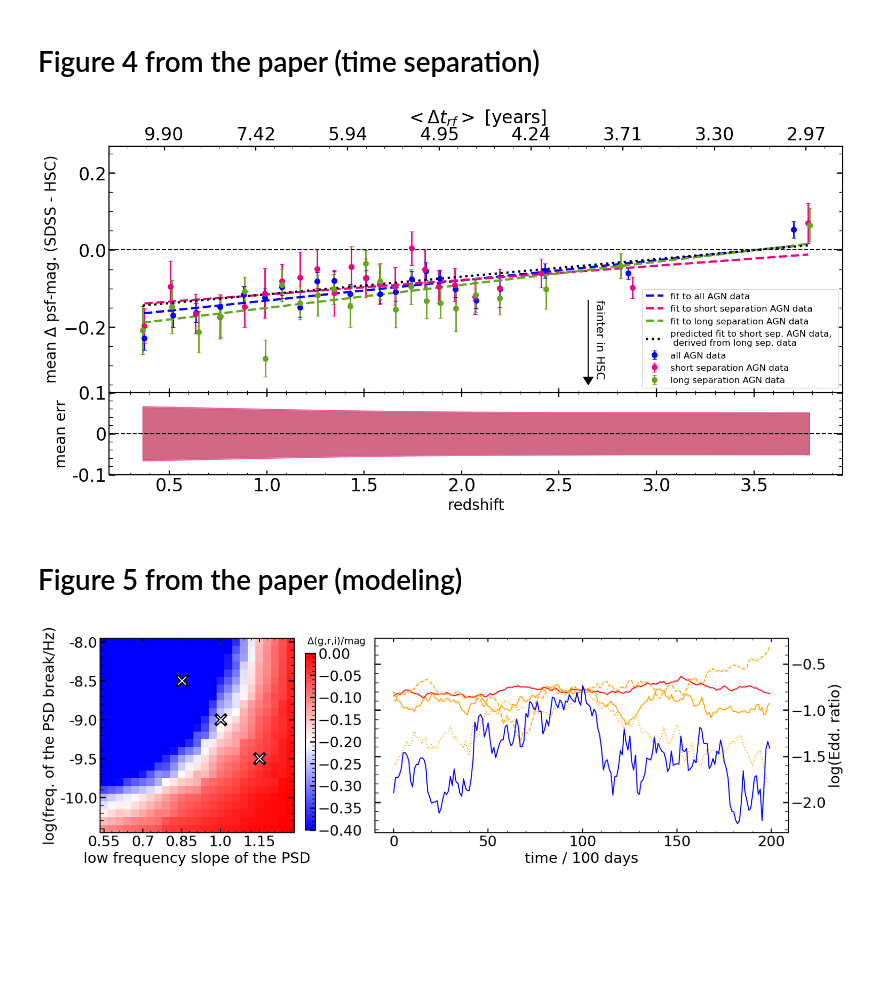
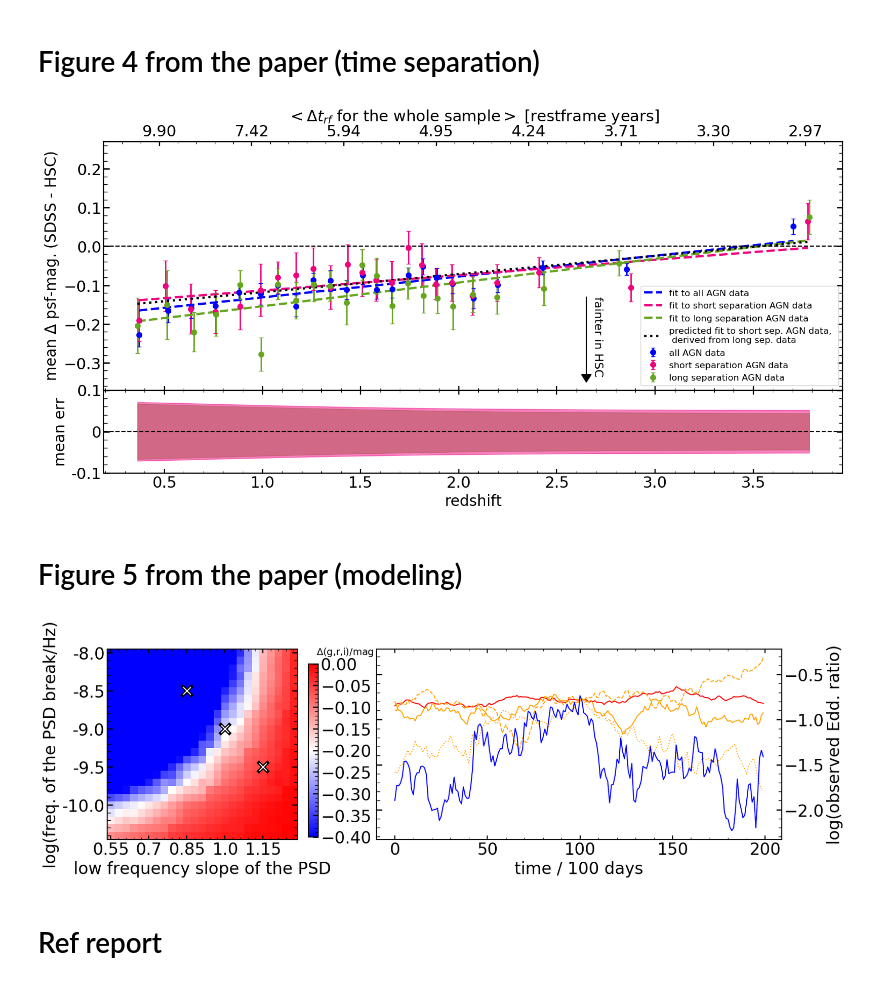
Before and after one commit to nevencaplar/AGN-Going-Down, a Jupyter notebook: NonStationarity.ipynb, the cells around one changed output. Drawn from its saved outputs; the diff is of its cells as text; code cells hidden in the pictures; blank space fills up the shorter version.

```diff
--- a/NonStationarity.ipynb
+++ b/NonStationarity.ipynb
@@ -42,10 +42,10 @@ display(HTML("<style>.container { width:100% !important; }</style>"))
 import matplotlib
 import matplotlib.pyplot as plt
 from matplotlib.colors import LogNorm
-matplotlib.rcParams.update({'font.size': 20})
-matplotlib.rcParams.update({'axes.labelsize': 'large'})
-matplotlib.rcParams.update({'xtick.labelsize': 'large'})
-matplotlib.rcParams.update({'ytick.labelsize': 'large'})
+matplotlib.rcParams.update({'font.size': 24})
+matplotlib.rcParams.update({'axes.labelsize': 'xx-large'})
+matplotlib.rcParams.update({'xtick.labelsize': 'xx-large'})
+matplotlib.rcParams.update({'ytick.labelsize': 'xx-large'})
 matplotlib.rcParams.update({'legend.fontsize': 'large'})
 matplotlib.rcParams.update({'errorbar.capsize': 3})
 
@@ -1503,7 +1506,7 @@ ax2.set_xticklabels(['',"%.2f" % round(14.85/(1+0.5),2) ,"%.2f" % round(14.85/(1
                      "%.2f" % round(14.85/(1+2),2),"%.2f" % round(14.85/(1+2.5),2),"%.2f" % round(14.85/(1+3),2),\
                      "%.2f" % round(14.85/(1+3.5),2),"%.2f" % round(14.85/(1+4),2)])
 ax2.set_xlim(0.2,4.2)
-ax2.set_xlabel('$<\Delta t_{rf}>$ [years]')
+ax2.set_xlabel('$<\Delta t_{rf}$ for the whole sample$>$ [restframe years]')
 
 # prediction bands for the short and long separation sample
 err_ax.fill_between(res_redshift_long_separations_array[0],lower_limit_long,upper_limit_long, color='#66a61e', alpha='0.5')
@@ -1518,7 +1521,7 @@ err_ax.set_xlabel('redshift',fontsize=20)
 plt.savefig(FIGURES_PDF_DIRECTORY + 'Figure4_time_separated.pdf', bbox_inches='tight')
 plt.savefig(FIGURES_PNG_DIRECTORY + 'Figure4_time_separated.png', bbox_inches='tight')
 # %% [output]
-[figure, old version]
+[figure, new version]
 # %% [markdown]
 # Figure 5 from the paper (modeling)
 # %%
@@ -1600,32 +1603,34 @@ axScatter.set_aspect(1.)
 axScatter.scatter(x=[10,15,20],y=[19,14,9],color='black',marker='x',s=250,edgecolors='white',lw=5)
 axScatter.scatter(x=[10,15,20],y=[19,14,9],color='white',marker='x',s=120,edgecolors='white')
 
 divider = make_axes_locatable(axScatter)
 axHisty = divider.append_axes("right", 8.2, pad=1.6)
 
 
 axHisty.yaxis.set_tick_params(labelright=True,labelleft=False)
 # individual examples selected to show typical behaviour
 plt.plot(LC_3345[l][positions_of_specific_Edd_ratio_LC_3345[343]-100:positions_of_specific_Edd_ratio_LC_3345[343]+dt_max],color='red')
 plt.plot(LC_4335[l][positions_of_specific_Edd_ratio_LC_4335[82947]-100:positions_of_specific_Edd_ratio_LC_4335[82947]+dt_max],ls='--',color='orange')
 plt.plot(LC_4335[l][positions_of_specific_Edd_ratio_LC_4335[1316]-100:positions_of_specific_Edd_ratio_LC_4335[1316]+dt_max],ls=':',color='orange')
 plt.plot(LC_4335[l][positions_of_specific_Edd_ratio_LC_4335[2000]-100:positions_of_specific_Edd_ratio_LC_4335[2000]+dt_max],ls='-',color='orange')
 plt.plot(LC_5325[l][positions_of_specific_Edd_ratio_LC_5325[611]-100:positions_of_specific_Edd_ratio_LC_5325[611]+dt_max],color='blue')
 
 axHisty.set_xlabel('time / 100 days')
-axHisty.set_ylabel('log(Edd. ratio)')
+axHisty.set_ylabel('log(observed Edd. ratio)')
 axHisty.yaxis.set_label_position("right")
 
 
 cax = fig.add_axes([0.375, 0.12, 0.01, 0.7])
 clb=plt.colorbar(img,cax=cax)
 clb.set_label('$\Delta$(g,r,i)/mag', labelpad=-38, y=1.10, rotation=0,fontsize=14)
 
 axHisty.set_xticks([0, 50, 100,150,200])
 
 
 
 plt.savefig(FIGURES_PDF_DIRECTORY + 'Figure5_delta_model.pdf', bbox_inches='tight')
 plt.savefig(FIGURES_PNG_DIRECTORY + 'Figure5_delta_model.png', bbox_inches='tight')
 # %% [output]
-[figure, old version]
+[figure, new version]
+# %% [markdown]
+# Ref report
```
Also changed, not shown: parts of 7 cells of this notebook, 13 other files.
